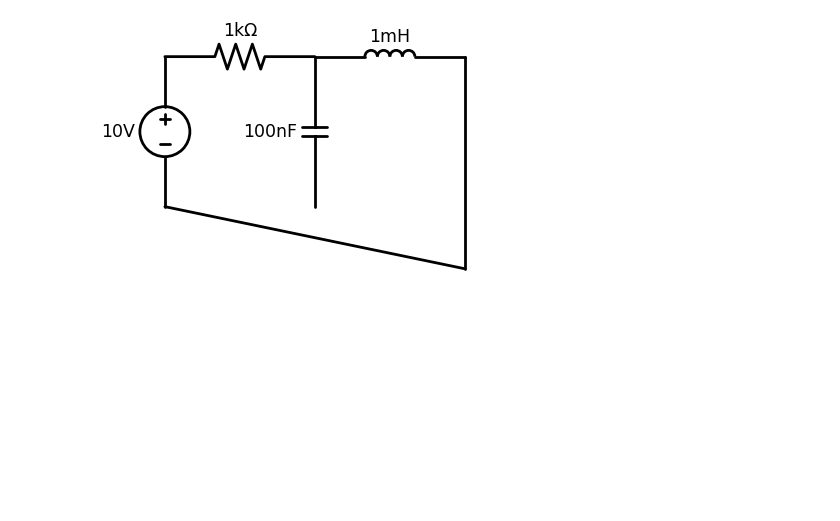
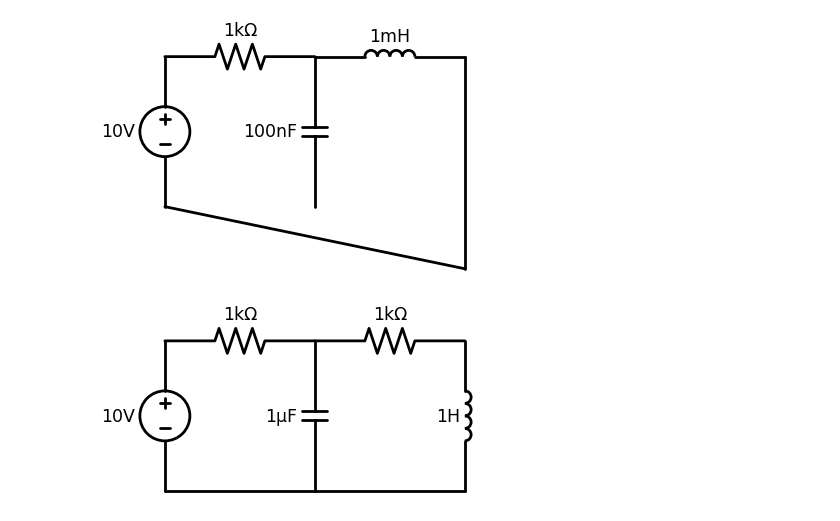
Before and after one commit to chenghsuanho/ct-finals, a Jupyter notebook: plot/plotter.ipynb, the cells around one changed output. Drawn from its saved outputs; the diff is of its cells as text; code cells hidden in the pictures; blank space fills up the shorter version.

Commit message:
feat: add more schemdraw plots

```diff
--- a/plot/plotter.ipynb
+++ b/plot/plotter.ipynb
@@ -125,3 +125,18 @@ with schemdraw.Drawing() as d:
     d += elm.Line().to(V1.start)
 # %% [output]
 [figure]
+# %%
+import schemdraw
+import schemdraw.elements as elm
+
+with schemdraw.Drawing() as d:
+    d += (V1 := elm.SourceV().label('10V'))
+    d += (R1 := elm.Resistor().right().at(V1.end).label('1kΩ'))
+    d += (C1 := elm.Capacitor().down().at(R1.end).label('1μF'))
+    d += elm.Line().to(V1.start)
+
+    d += (R2 := elm.Resistor().right().at(R1.end).label('1kΩ'))
+    d += (L1 := elm.Inductor().down().at(R2.end).label('1H'))
+    d += elm.Line().to(C1.end)
+# %% [output]
+[figure, added]
```
